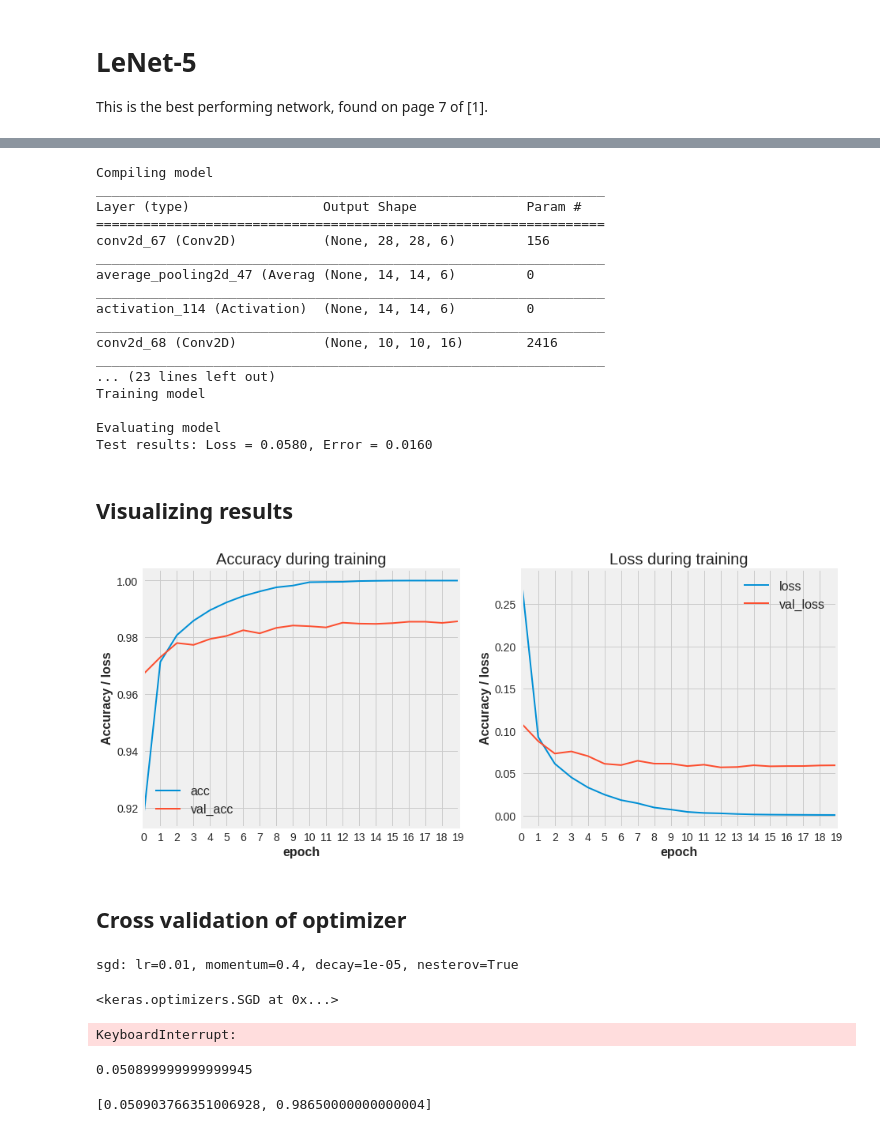
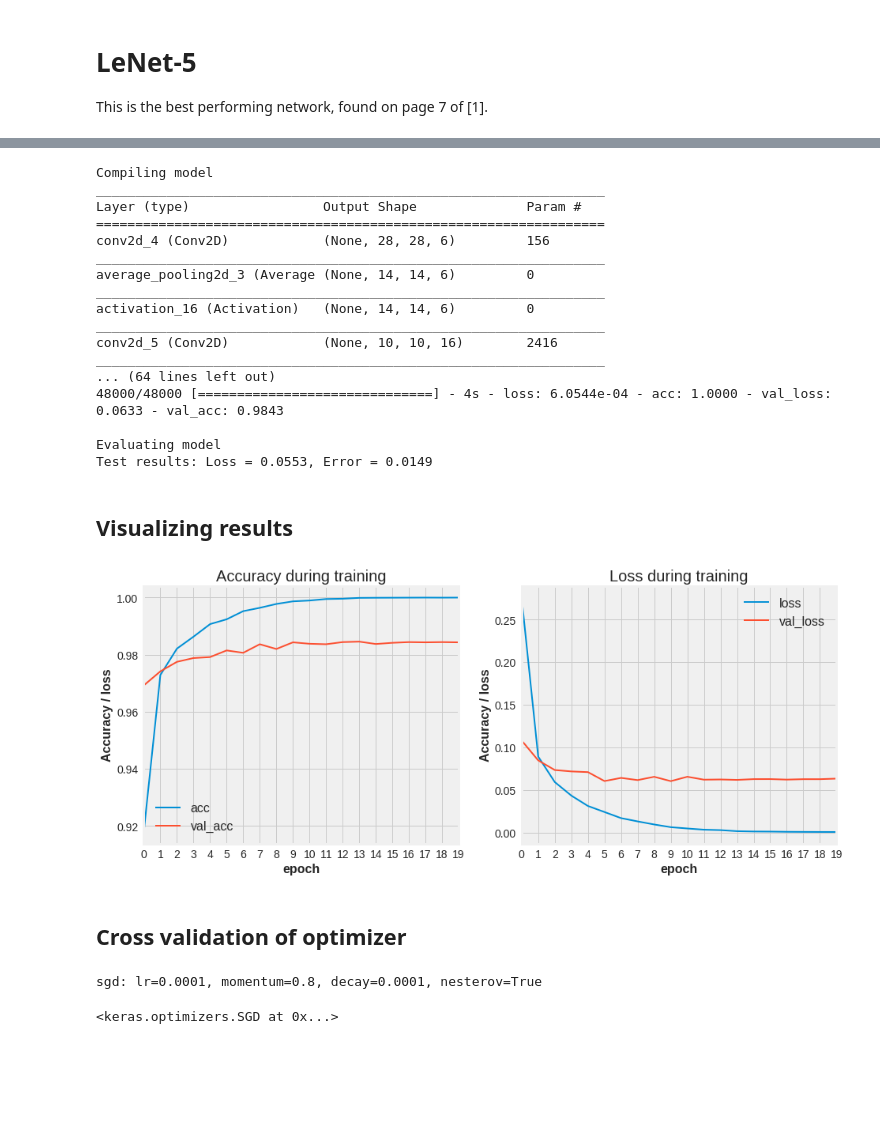
Before and after one commit to timgasser/keras-mnist, a Jupyter notebook: notebooks/neural_net_models.ipynb, the cells around one changed output, grey strips where cells are left out. Saved outputs shown, nothing was run; the diff lists cells and outputs as text; code cells hidden in the pictures; blank space fills up the shorter version.

```diff
--- a/notebooks/neural_net_models.ipynb
+++ b/notebooks/neural_net_models.ipynb
@@ -571,81 +568,82 @@ None
 # %%
 # Create a new model every time
 
-def evaluate_lenet5(optimizer, cv_split=None, verbose=False):
+def evaluate_model(model, optimizer, cv_split=None, verbose=False):
     """
     Wrapper method to create, train, and check performance on test set
     """
-    lenet5 = lenet5_model()
 
     if verbose:
         print('\nCompiling model')
-        lenet5.summary()
+        model.summary()
 
-    lenet5.compile(optimizer=optimizer,
+    model.compile(optimizer=optimizer,
                    loss='categorical_crossentropy',
                    metrics=['accuracy'])
 
     if verbose:
         print('\nTraining model')
-    history = lenet5.fit(X_train, y_train, validation_split=cv_split, epochs=20, batch_size=256, verbose=0)
+    history = model.fit(X_train, y_train, validation_split=cv_split,
+                        epochs=20, batch_size=256, verbose=1 if verbose else 0)
 
     if verbose:
         print('\nEvaluating model')
-    score = lenet5.evaluate(X_test, y_test, batch_size=256)
+    score = model.evaluate(X_test, y_test, batch_size=256)
 
     if verbose:
         print('\nTest results: Loss = {:.4f}, Error = {:.4f}'.format(score[0], 1.0 - score[1]))
 
-    results = {'model': lenet5, 'history': history.history, 'loss': score[0], 'acc': score[1], 'err': 1.0 - score[1]}
+    results = {'model': model, 'history': history.history, 'loss': score[0], 'acc': score[1], 'err': 1.0 - score[1]}
     return results
 
-results = evaluate_lenet5(optimizer=SGD(lr=0.1, decay=1e-6, momentum=0.9, nesterov=True),
-                         cv_split=0.2, verbose=True)
+results = evaluate_model(model=lenet5_model(),
+                          optimizer=SGD(lr=0.1, decay=1e-6, momentum=0.9, nesterov=True),
+                          cv_split=0.2, verbose=True)
 # %% [output]
 Compiling model
 _________________________________________________________________
 Layer (type)                 Output Shape              Param #
 =================================================================
-conv2d_67 (Conv2D)           (None, 28, 28, 6)         156
+conv2d_4 (Conv2D)            (None, 28, 28, 6)         156
 _________________________________________________________________
-average_pooling2d_47 (Averag (None, 14, 14, 6)         0
+average_pooling2d_3 (Average (None, 14, 14, 6)         0
 _________________________________________________________________
-activation_114 (Activation)  (None, 14, 14, 6)         0
+activation_16 (Activation)   (None, 14, 14, 6)         0
 _________________________________________________________________
-conv2d_68 (Conv2D)           (None, 10, 10, 16)        2416
+conv2d_5 (Conv2D)            (None, 10, 10, 16)        2416
 _________________________________________________________________
-... (23 lines left out)
-Training model
+... (64 lines left out)
+48000/48000 [==============================] - 4s - loss: 6.0544e-04 - acc: 1.0000 - val_loss: 0.0633 - val_acc: 0.9843
 
 Evaluating model
-Test results: Loss = 0.0580, Error = 0.0160
+Test results: Loss = 0.0553, Error = 0.0149
 # %% [markdown]
 ## Visualizing results
 # %%
 def plot_history(hist):
     """
     Plots the history object returned by the .fit() call
     """
     for metric in ('acc', 'loss', 'val_acc', 'val_loss'):
-        assert metric in hist.history.keys()
+        assert metric in hist.keys()
 
-    hist_df = pd.DataFrame(hist.history)
+    hist_df = pd.DataFrame(hist)
     fig, axes = plt.subplots(1,2,figsize=(14, 6))
 
     hist_df[['acc', 'val_acc']].plot.line(ax=axes[0])
     hist_df[['loss', 'val_loss']].plot.line(ax=axes[1])
     axes[0].set(title="Accuracy during training")
     axes[1].set(title="Loss during training")
 
     for ax in axes:
         ax.set_xticks(range(hist_df.shape[0]))
         ax.set(xlabel="epoch", ylabel="Accuracy / loss")
 
 #     return fig, axes
 
-plot_history(history)
+plot_history(results['history'])
 # %% [output]
-[figure, old version]
+[figure, new version]
 # %% [markdown]
 ## Cross validation of optimizer
 # %%
@@ -653,9 +651,9 @@ def random_sgd(verbose=False):
     """
     Generates an SGD optimizer with random values
     """
-    lr = 10 ** np.random.randint(-5, 1)
-    momentum = 0.1 * np.random.randint(0, 10)
-    decay = 10 ** np.random.randint(-5, 2)
+    lr = 10 ** np.random.randint(-6, -3)
+    momentum = 0.1 * np.random.randint(8, 10)
+    decay = 10 ** np.random.randint(-5, -3)
     nesterov = np.random.uniform() < 0.5
 
     sgd = SGD(lr=lr, momentum=momentum, decay=decay, nesterov=nesterov)
@@ -666,10 +664,10 @@ def random_sgd(verbose=False):
 
 random_sgd(verbose=True)
 # %% [output]
-sgd: lr=0.01, momentum=0.4, decay=1e-05, nesterov=True
+sgd: lr=0.0001, momentum=0.8, decay=0.0001, nesterov=True
 <keras.optimizers.SGD at 0x...>
 # %%
-
+# Randomize optimizer and run for 100 samples
 def best_model(N=100):
     """
     Returns the best model after random search for N SGD values
@@ -678,26 +676,16 @@ def best_model(N=100):
     best_acc = 0
 
     for n in range(N):
-#         print('Iteration {}'.format(n))
+        print('\nIteration {}'.format(n))
         sgd_opt = random_sgd()
-        result = evaluate_lenet5(sgd_opt)
+        result = evaluate_model(lenet5_model(), sgd_opt)
         current_acc = result['acc']
 
         if current_acc > best_acc:
-            print('#{}: Updating best model. Current acc: {}, old acc: {}'.format(n, current_acc, best_acc))
+            print('\n-> Updating best model. Current acc: {}, old acc: {}'.format(n, current_acc, best_acc))
             best_result = result
             best_acc = current_acc
 
     return result
 
-best_lenet5 = best_model(N=100)
+# best_lenet5 = best_model(N=5)
-# %% [output]
-KeyboardInterrupt:
-# %%
-best_lenet5['err']
-# %% [output]
-0.050899999999999945
-# %%
-score
-# %% [output]
-[0.050903766351006928, 0.98650000000000004]
```
Also changed, not shown: parts of 23 cells of this notebook.
